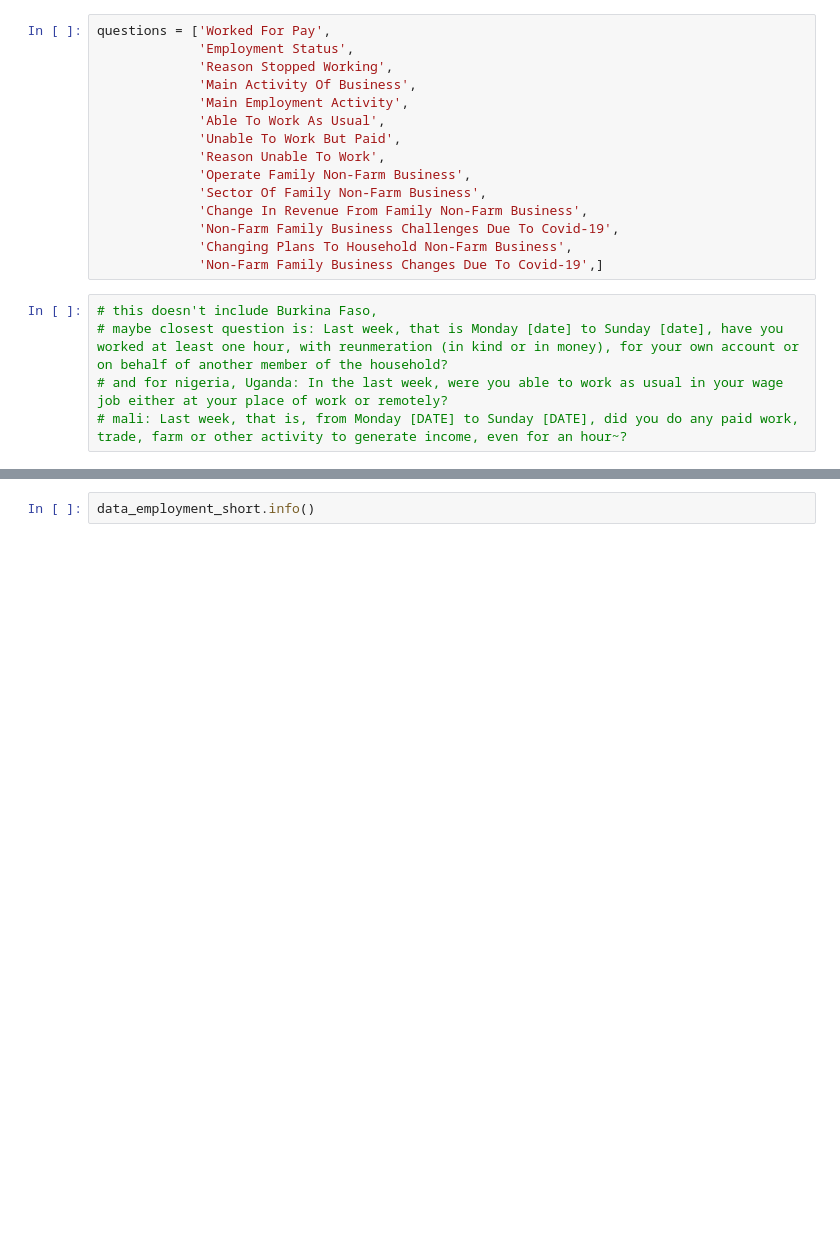
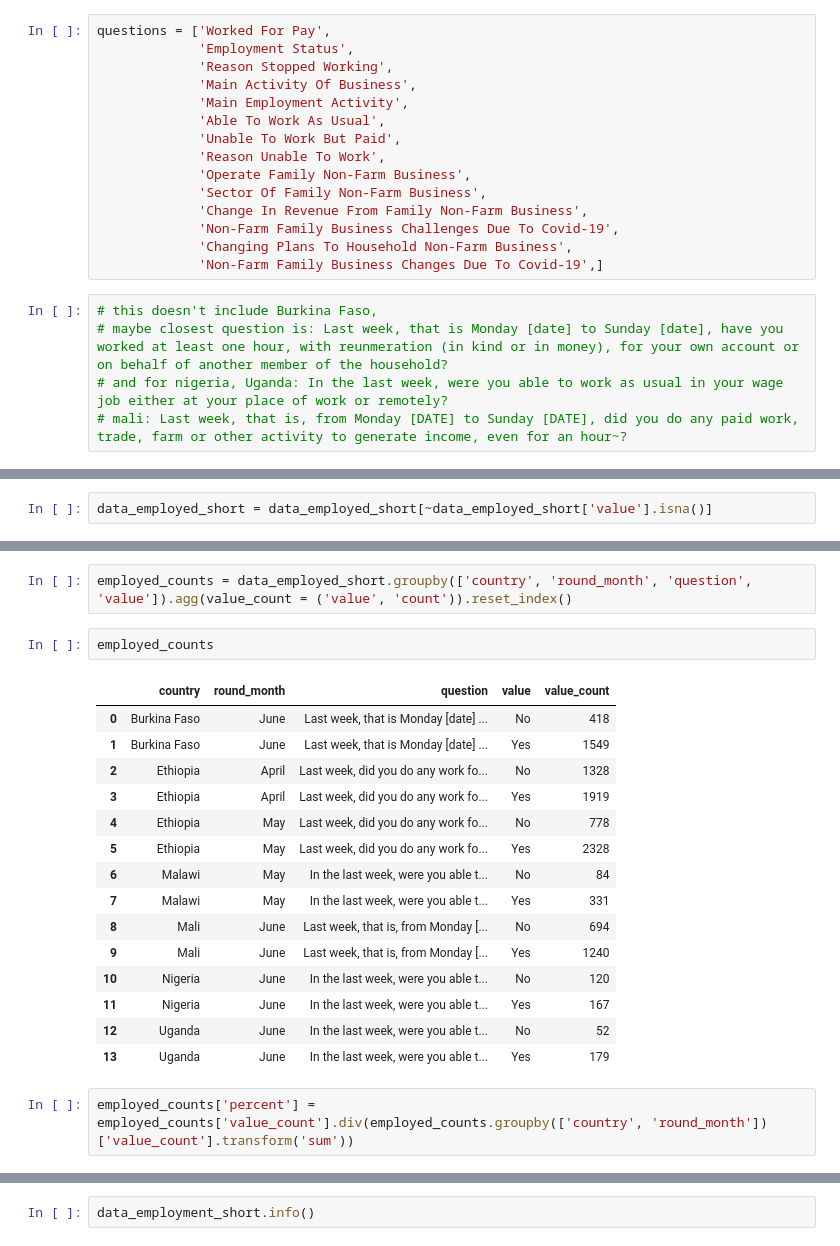
Before and after one commit to paultanger/COVID_SMEs, a Jupyter notebook: SME_data_EDA.ipynb, the cells around one changed output, grey strips where cells are left out. Drawn from its saved outputs; the diff is of its cells as text; blank space fills up the shorter version.

```diff
--- a/SME_data_EDA.ipynb
+++ b/SME_data_EDA.ipynb
@@ -161,0 +234,2 @@ questions = ['Worked For Pay',
+# %%
+data_employed_short = data_employed_short[~data_employed_short['value'].isna()]
@@ -161,0 +287,22 @@ questions = ['Worked For Pay',
+# %%
+employed_counts = data_employed_short.groupby(['country', 'round_month', 'question', 'value']).agg(value_count = ('value', 'count')).reset_index()
+# %%
+employed_counts
+# %% [output]
+|  | country | round_month | question | value | value_count |
+| 0 | Burkina Faso | June | Last week, that is Monday [date] ... | No | 418 |
+| 1 | Burkina Faso | June | Last week, that is Monday [date] ... | Yes | 1549 |
+| 2 | Ethiopia | April | Last week, did you do any work fo... | No | 1328 |
+| 3 | Ethiopia | April | Last week, did you do any work fo... | Yes | 1919 |
+| 4 | Ethiopia | May | Last week, did you do any work fo... | No | 778 |
+| 5 | Ethiopia | May | Last week, did you do any work fo... | Yes | 2328 |
+| 6 | Malawi | May | In the last week, were you able t... | No | 84 |
+| 7 | Malawi | May | In the last week, were you able t... | Yes | 331 |
+| 8 | Mali | June | Last week, that is, from Monday [... | No | 694 |
+| 9 | Mali | June | Last week, that is, from Monday [... | Yes | 1240 |
+| 10 | Nigeria | June | In the last week, were you able t... | No | 120 |
+| 11 | Nigeria | June | In the last week, were you able t... | Yes | 167 |
+| 12 | Uganda | June | In the last week, were you able t... | No | 52 |
+| 13 | Uganda | June | In the last week, were you able t... | Yes | 179 |
+# %%
+employed_counts['percent'] = employed_counts['value_count'].div(employed_counts.groupby(['country', 'round_month'])['value_count'].transform('sum'))
```
Also changed, not shown: parts of 24 cells of this notebook.
